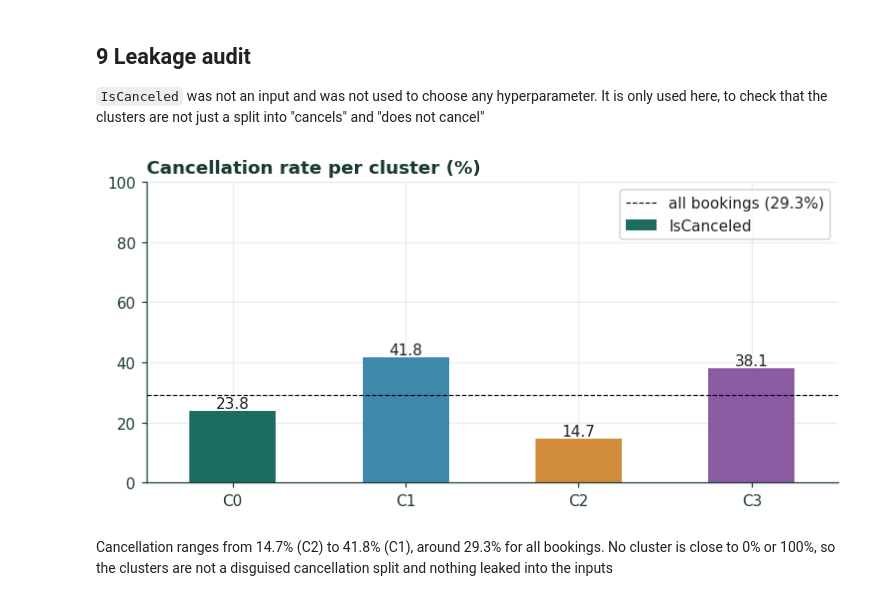
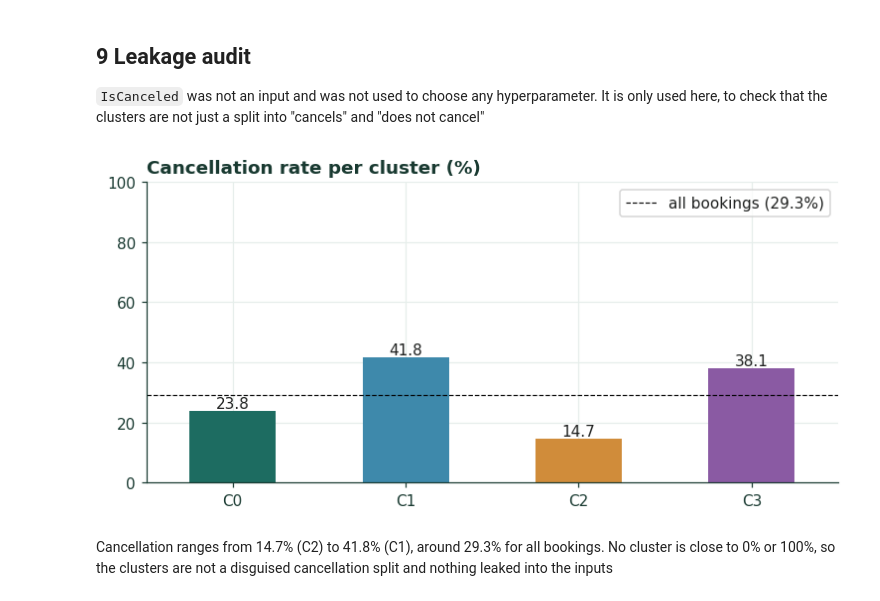
Before and after one commit to kim2817/Machine-Learning-Fall26, a Jupyter notebook: Clustering/kmeans/kmeans_tuned.ipynb, the cells around one changed output. Cells and saved outputs as stored; diff of their text form; code cells hidden in the pictures.

```diff
--- a/Clustering/kmeans/kmeans_tuned.ipynb
+++ b/Clustering/kmeans/kmeans_tuned.ipynb
@@ -345,16 +345,16 @@ Children and arrival month were not used to build the clusters, but they still f
 # %%
 rate = info.groupby(labels)["IsCanceled"].mean() * 100
 rate.index = C
 overall = info["IsCanceled"].mean() * 100
 
 ax = rate.plot.bar(figsize=(7, 3.5), rot=0, color=COLORS[:BEST_K], title="Cancellation rate per cluster (%)")
 ax.bar_label(ax.containers[0], fmt="%.1f")
 ax.axhline(overall, color="black", ls="--", lw=0.8, label=f"all bookings ({overall:.1f}%)")
 ax.set_ylim(0, 100)
-ax.legend()
+ax.legend(handles=ax.lines)
 save("08_cancellation.png")
 # %% [output]
-[figure, old version]
+[figure, new version]
 # %% [markdown]
 Cancellation ranges from 14.7% (C2) to 41.8% (C1), around 29.3% for all bookings. No cluster is close to 0% or 100%, so the clusters are not a disguised cancellation split and nothing leaked into the inputs
 # %% [markdown]
```
Also changed, not shown: 15 other files.
